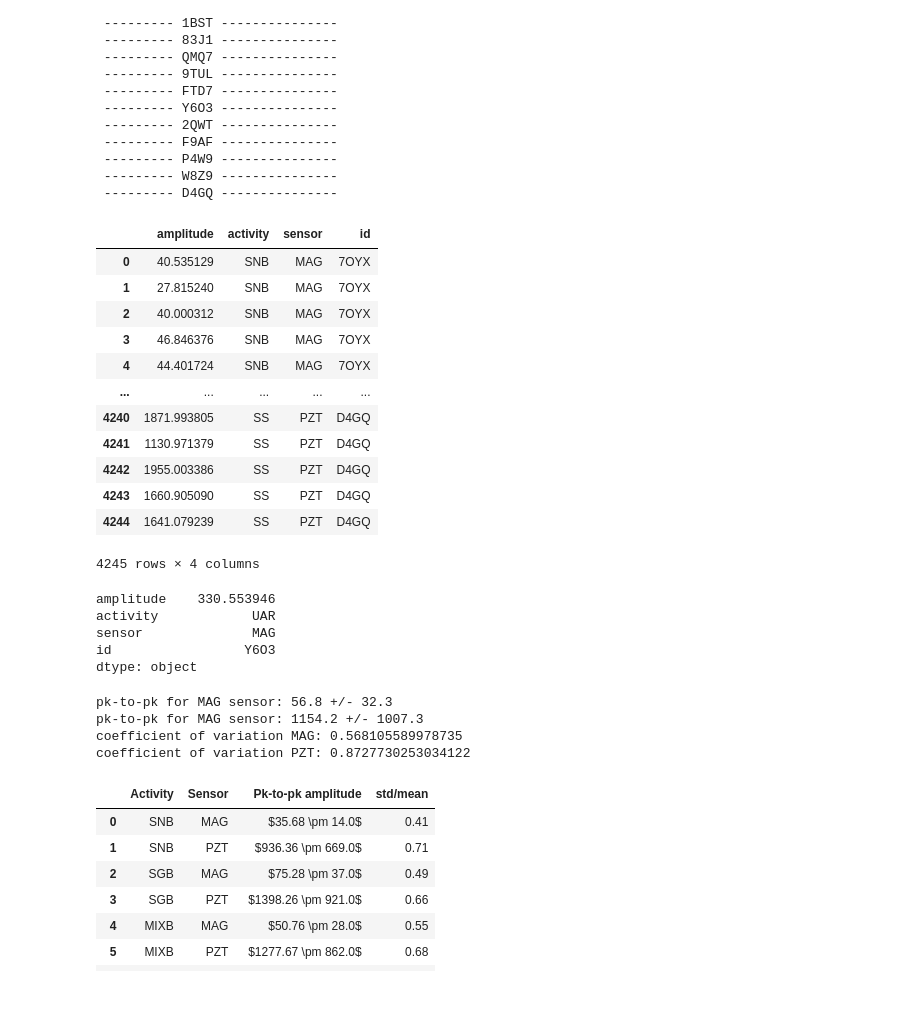
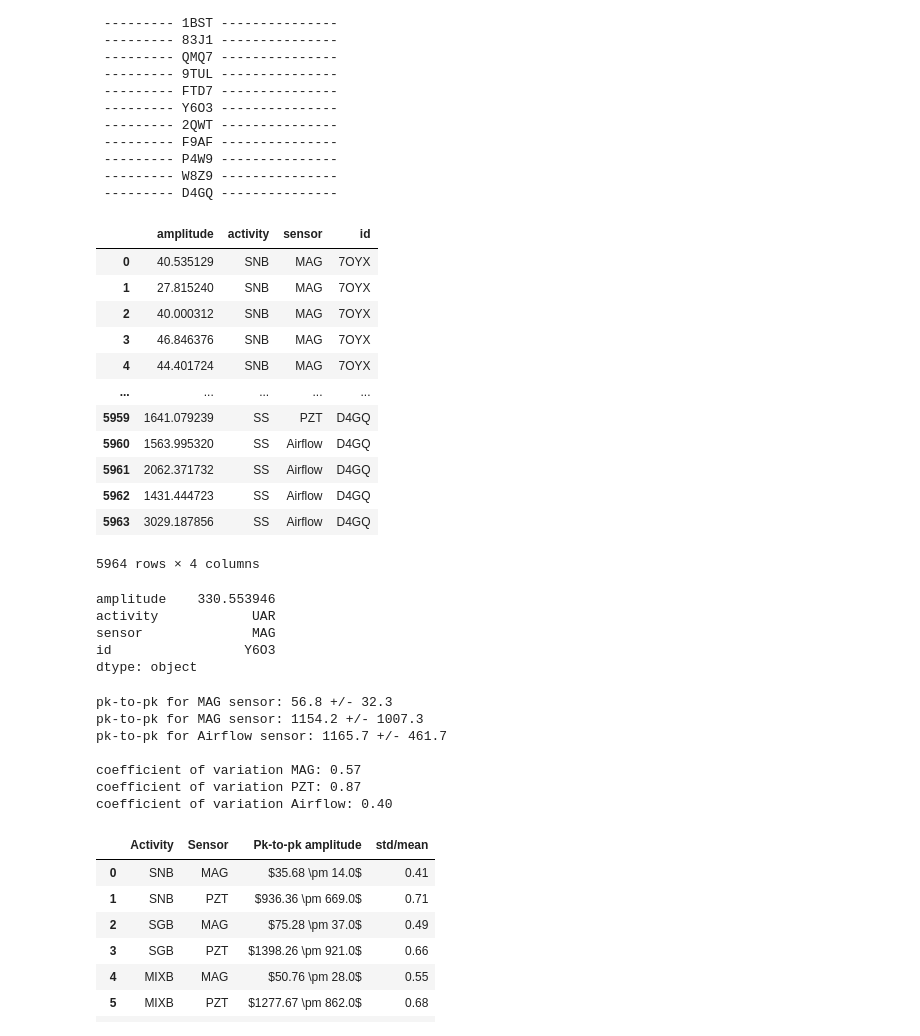
Before and after one commit to anascacais/analysis-RESP-data, a Jupyter notebook: waveform_analysis.ipynb, the cells around one changed output. Cells and saved outputs as stored; diff of their text form; code cells hidden in the pictures; blank space fills up the shorter version.

```diff
--- a/waveform_analysis.ipynb
+++ b/waveform_analysis.ipynb
@@ -45,28 +45,28 @@ Getting data for participants...
 # %%
 amplitudes_df = pd.DataFrame(columns=['amplitude', 'activity', 'sensor', 'id'])
 
 for id in overview.keys():
     for activity in overview[id].keys():
-        for device in ['mag', 'pzt']:
+        for device in ['mag', 'pzt', 'airflow']:
             waveforms,_ = get_waveforms_by_id_by_activity(data[id][activity][device].values, overview[id][activity][DEVICE_INFO[device]["name"]])
             x = np.amax(waveforms, axis=1) - np.amin(waveforms, axis=1)
             amplitudes_df = pd.concat([amplitudes_df, pd.DataFrame({'amplitude': x, 'activity': activity, 'sensor': DEVICE_INFO[device]["sensor"], 'id': id})], ignore_index=True)
 
 amplitudes_df
 # %% [output]
 |  | amplitude | activity | sensor | id |
 | 0 | 40.535129 | SNB | MAG | 7OYX |
 | 1 | 27.815240 | SNB | MAG | 7OYX |
 | 2 | 40.000312 | SNB | MAG | 7OYX |
 | 3 | 46.846376 | SNB | MAG | 7OYX |
 | 4 | 44.401724 | SNB | MAG | 7OYX |
 | ... | ... | ... | ... | ... |
-| 4240 | 1871.993805 | SS | PZT | D4GQ |
-| 4241 | 1130.971379 | SS | PZT | D4GQ |
-| 4242 | 1955.003386 | SS | PZT | D4GQ |
-| 4243 | 1660.905090 | SS | PZT | D4GQ |
-| 4244 | 1641.079239 | SS | PZT | D4GQ |
+| 5959 | 1641.079239 | SS | PZT | D4GQ |
+| 5960 | 1563.995320 | SS | Airflow | D4GQ |
+| 5961 | 2062.371732 | SS | Airflow | D4GQ |
+| 5962 | 1431.444723 | SS | Airflow | D4GQ |
+| 5963 | 3029.187856 | SS | Airflow | D4GQ |
-4245 rows × 4 columns
+5964 rows × 4 columns
 # %%
 amplitudes_df[amplitudes_df["sensor"]=='MAG'].max()
 # %% [output]
@@ -78,14 +78,19 @@ dtype: object
 # %%
 print(f"pk-to-pk for MAG sensor: {np.mean(amplitudes_df['amplitude'][amplitudes_df['sensor']=='MAG']):.1f} +/- {np.std(amplitudes_df['amplitude'][amplitudes_df['sensor']=='MAG']):.1f}")
 print(f"pk-to-pk for MAG sensor: {np.mean(amplitudes_df['amplitude'][amplitudes_df['sensor']=='PZT']):.1f} +/- {np.std(amplitudes_df['amplitude'][amplitudes_df['sensor']=='PZT']):.1f}")
+print(f"pk-to-pk for Airflow sensor: {np.mean(amplitudes_df['amplitude'][amplitudes_df['sensor']=='Airflow']):.1f} +/- {np.std(amplitudes_df['amplitude'][amplitudes_df['sensor']=='Airflow']):.1f}\n")
 
-print(f"coefficient of variation MAG: {np.std(amplitudes_df['amplitude'][amplitudes_df['sensor']=='MAG']) / np.mean(amplitudes_df['amplitude'][amplitudes_df['sensor']=='MAG'])}")
-print(f"coefficient of variation PZT: {np.std(amplitudes_df['amplitude'][amplitudes_df['sensor']=='PZT']) / np.mean(amplitudes_df['amplitude'][amplitudes_df['sensor']=='PZT'])}")
+print(f"coefficient of variation MAG: {np.std(amplitudes_df['amplitude'][amplitudes_df['sensor']=='MAG']) / np.mean(amplitudes_df['amplitude'][amplitudes_df['sensor']=='MAG']):.2f}")
+print(f"coefficient of variation PZT: {np.std(amplitudes_df['amplitude'][amplitudes_df['sensor']=='PZT']) / np.mean(amplitudes_df['amplitude'][amplitudes_df['sensor']=='PZT']):.2f}")
+print(f"coefficient of variation Airflow: {np.std(amplitudes_df['amplitude'][amplitudes_df['sensor']=='Airflow']) / np.mean(amplitudes_df['amplitude'][amplitudes_df['sensor']=='Airflow']):.2f}")
 # %% [output]
 pk-to-pk for MAG sensor: 56.8 +/- 32.3
 pk-to-pk for MAG sensor: 1154.2 +/- 1007.3
-coefficient of variation MAG: 0.568105589978735
-coefficient of variation PZT: 0.8727730253034122
+pk-to-pk for Airflow sensor: 1165.7 +/- 461.7
+
+coefficient of variation MAG: 0.57
+coefficient of variation PZT: 0.87
+coefficient of variation Airflow: 0.40
 # %%
 amplitudes_by_activity_df = pd.DataFrame(columns=['Activity', 'Sensor', 'Pk-to-pk amplitude', 'std/mean'])
 
```
Also changed, not shown: parts of 2 cells of this notebook, 15 other files.
